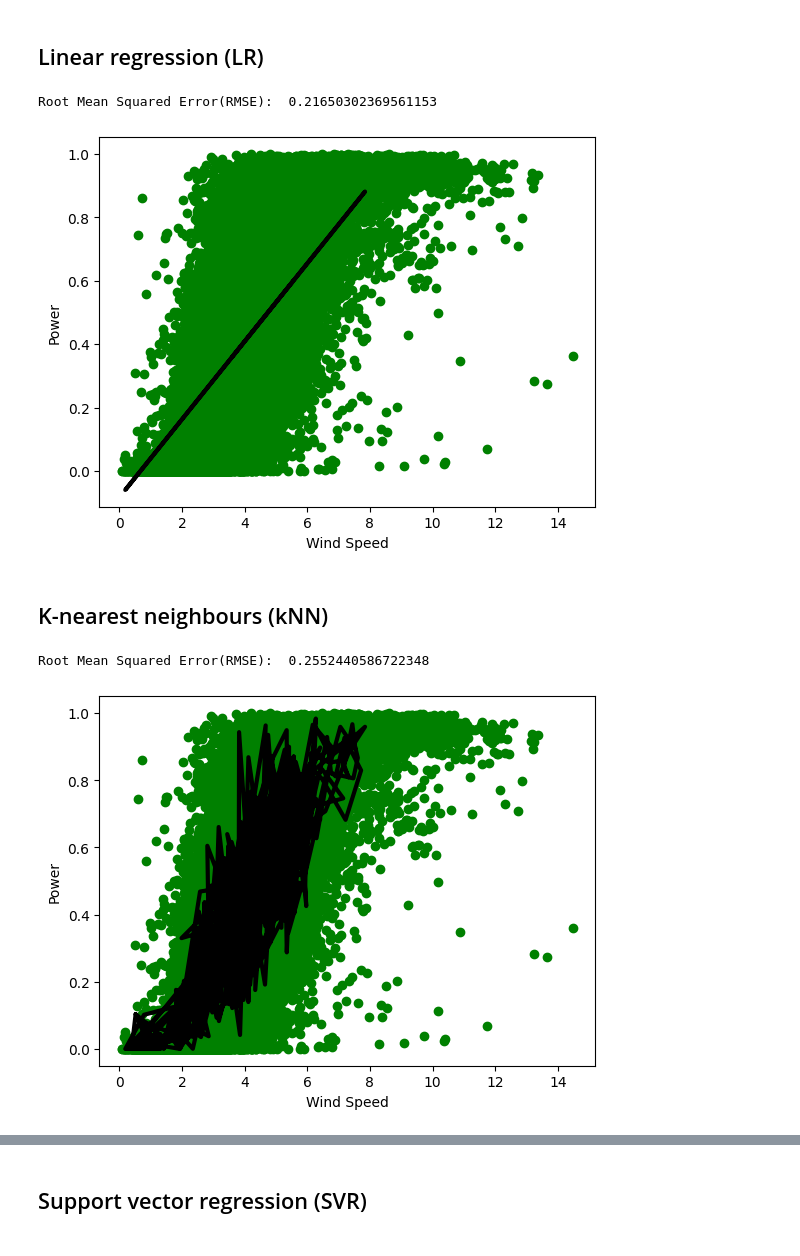
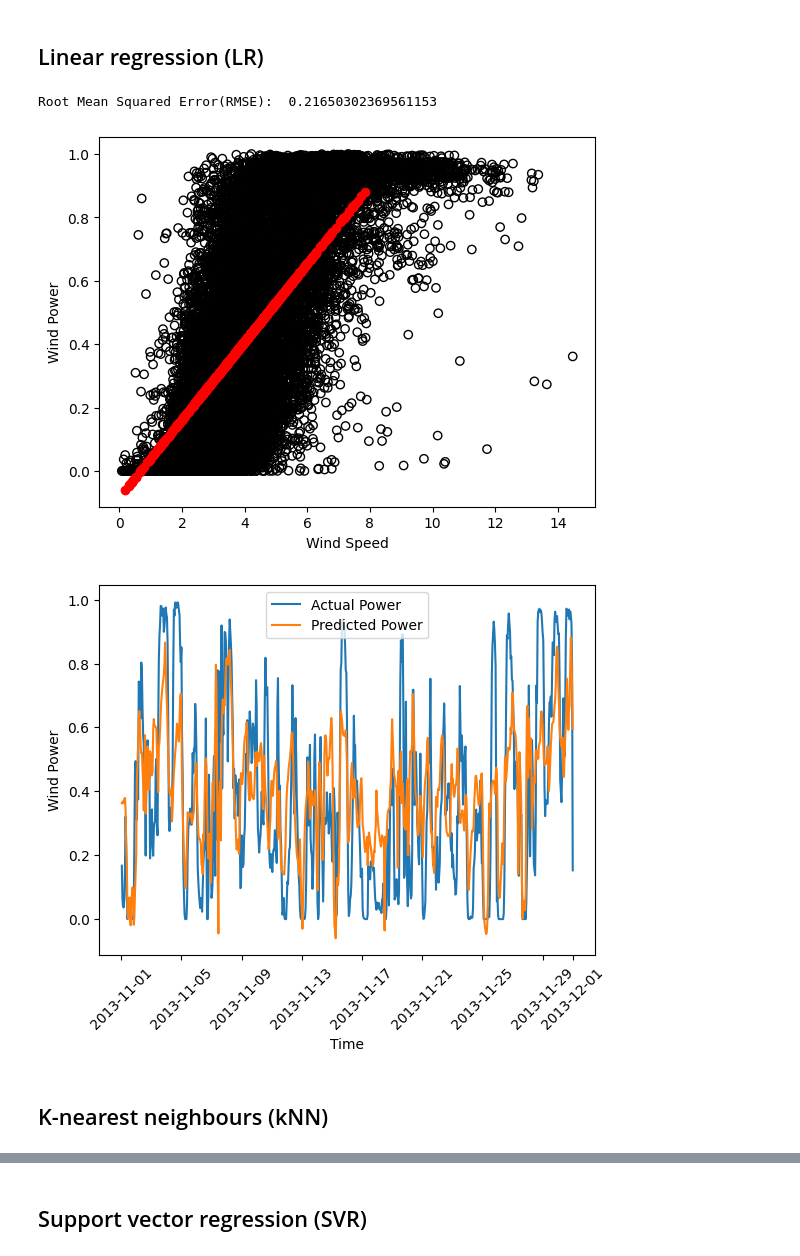
Before and after one commit to aishanbianshan/energy-info_A2_g6, a Jupyter notebook: q1.ipynb, the cells around one changed output, grey strips where cells are left out. Drawn from its saved outputs; the diff is of its cells as text; code cells hidden in the pictures.

Commit message:
update plots

```diff
--- a/q1.ipynb
+++ b/q1.ipynb
@@ -50,3 +50,4 @@ test_set.shape
 df_solution = pd.read_csv("data/Solution.csv")
 df_solution.head()
 solution_vector = df_solution["POWER"].values
+forecast_dates = pd.to_datetime(df_solution["TIMESTAMP"], format="%Y%m%d %H:%M")
@@ -53,3 +56,27 @@ solution_vector = df_solution["POWER"].values
+# %%
+def plot_results(predictions):
+    print(
+        "Root Mean Squared Error(RMSE): ",
+        sqrt(mean_squared_error(solution_vector, predictions)),
+    )
+
+    # plot the data
+    plt.scatter(X, y, color="black", facecolor="none", edgecolor="black")
+    plt.scatter(test_set, predictions, color="red")
+    plt.xlabel("Wind Speed")
+    plt.ylabel("Wind Power")
+    plt.show()
+# %%
+def plot_line(predictions):
+    # line plot of the predictied power for each hour
+    plt.plot(forecast_dates, solution_vector, label="Actual Power")
+    plt.plot(forecast_dates, predictions, label="Predicted Power")
+
+    plt.xticks(rotation=45)
+    plt.xlabel("Time")
+    plt.ylabel("Wind Power")
+    plt.legend()
+    plt.show()
 # %% [markdown]
 ## Linear regression (LR)
 # %%
@@ -60,21 +87,13 @@ LR_model.fit(X_train.values.reshape(-1, 1), y_train)
 
 # make predictions
 LR_y_pred = LR_model.predict(test_set)
-# %%
-print(
-    "Root Mean Squared Error(RMSE): ",
-    sqrt(mean_squared_error(solution_vector, LR_y_pred)),
-)
-
-# plot the data
-plt.scatter(X, y, color='green')
-plt.plot(test_set, LR_y_pred, color="black", linewidth=3)
-plt.xlabel("Wind Speed")
-plt.ylabel("Power")
-plt.show()
-# %% [output]
-Root Mean Squared Error(RMSE):  0.21650302369561153
-[figure, removed]
+# %%
+plot_results(LR_y_pred)
+plot_line(LR_y_pred)
+# %% [output]
+Root Mean Squared Error(RMSE):  0.21650302369561153
+[figure, added]
+[figure, added]
 # %% [markdown]
 ## K-nearest neighbours (kNN)
 # %%
@@ -85,15 +104,3 @@ knn_model.fit(X_train.values.reshape(-1, 1), y_train)
 
 # make predictions
 knn_y_pred = knn_model.predict(test_set)
-# %%
-print("Root Mean Squared Error(RMSE): ", sqrt(mean_squared_error(solution_vector, knn_y_pred)))
-
-# plot the data
-plt.scatter(X, y, color='green')
-plt.plot(test_set, knn_y_pred, color="black", linewidth=3)
-plt.xlabel("Wind Speed")
-plt.ylabel("Power")
-plt.show()
-# %% [output]
-Root Mean Squared Error(RMSE):  0.2552440586722348
-[figure, removed]
```
Also changed, not shown: parts of 8 cells of this notebook, 1 other file.
